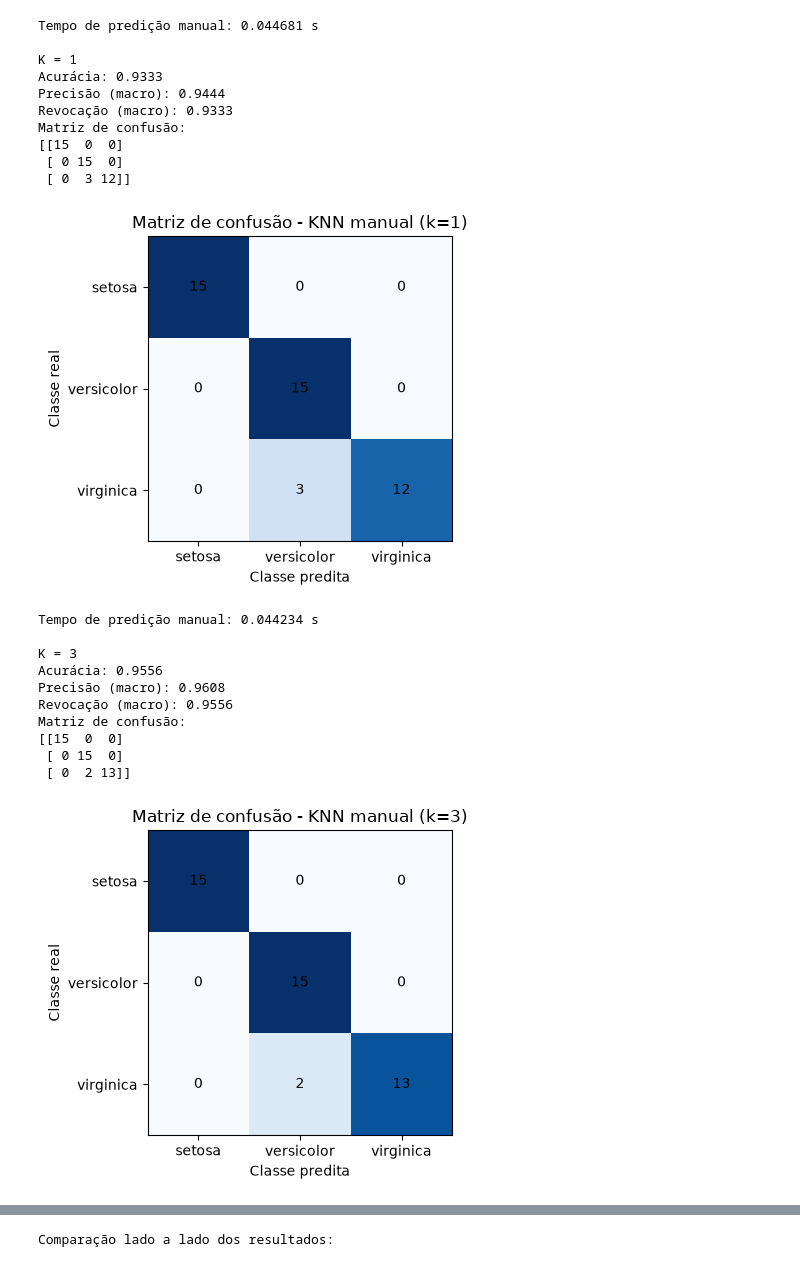
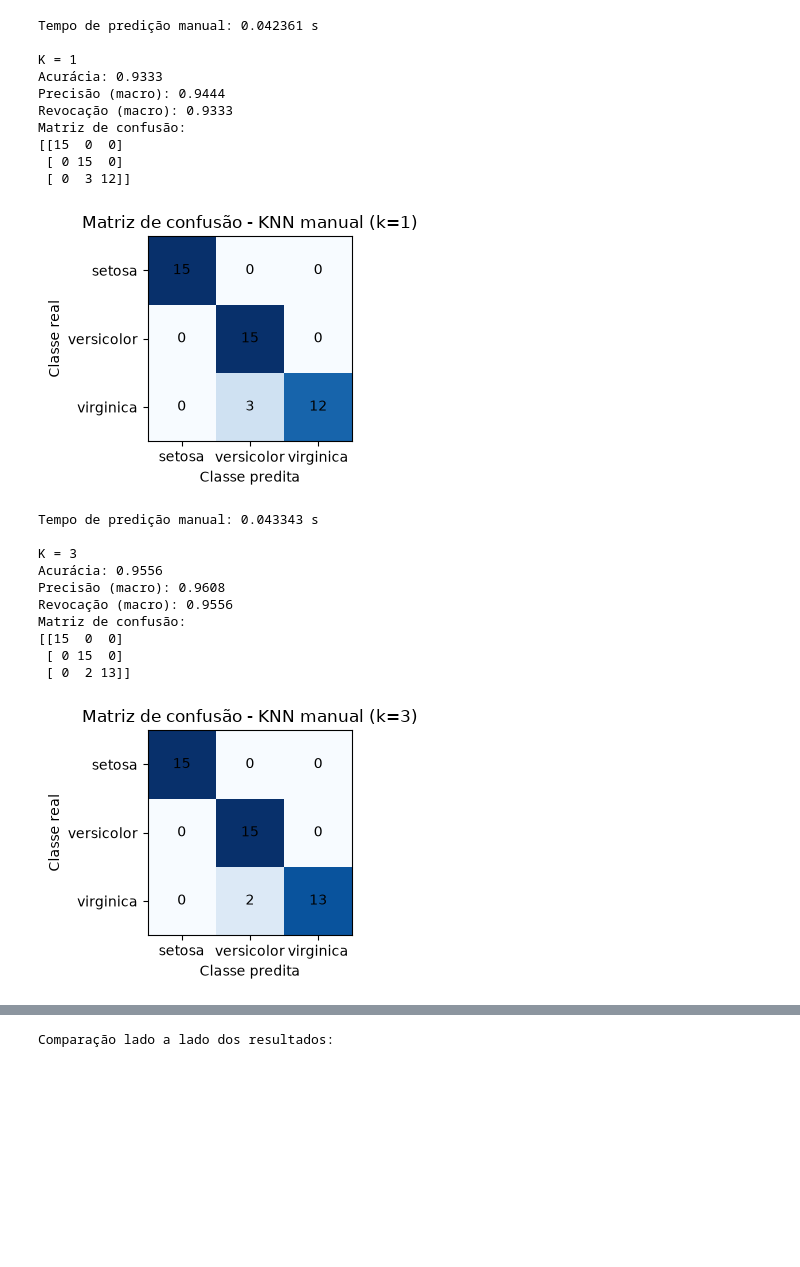
Before and after one commit to joaopbrites/gcc-128_trabalho-pratico-1, a Jupyter notebook: anderson_fernandes-joao_pedro.ipynb, the cells around one changed output, grey strips where cells are left out. Saved outputs shown, nothing was run; the diff lists cells and outputs as text; code cells hidden in the pictures; blank space fills up the shorter version.

```diff
--- a/anderson_fernandes-joao_pedro.ipynb
+++ b/anderson_fernandes-joao_pedro.ipynb
@@ -75,37 +123,37 @@ for k in [1, 3, 5, 7]:
     print(f"\nK = {k}")
     print(f"Acurácia: {accuracy:.4f}")
     print(f"Precisão (macro): {precision:.4f}")
     print(f"Revocação (macro): {recall:.4f}")
     print("Matriz de confusão:")
     print(cm)
 
-    plt.figure(figsize=(5, 4))
+    plt.figure(figsize=(4, 3))
     plt.imshow(cm, cmap='Blues')
     plt.title(f'Matriz de confusão - KNN manual (k={k})')
     plt.xticks([0, 1, 2], iris.target_names)
     plt.yticks([0, 1, 2], iris.target_names)
 
     for i in range(cm.shape[0]):
         for j in range(cm.shape[1]):
             plt.text(j, i, str(cm[i, j]), ha='center', va='center', color='black')
 
     plt.xlabel('Classe predita')
     plt.ylabel('Classe real')
     plt.tight_layout()
     plt.show()
 # %% [output]
-Tempo de predição manual: 0.044681 s
+Tempo de predição manual: 0.042361 s
 
 K = 1
 Acurácia: 0.9333
 Precisão (macro): 0.9444
 Revocação (macro): 0.9333
 Matriz de confusão:
 [[15  0  0]
  [ 0 15  0]
  [ 0  3 12]]
-[figure, old version]
+[figure, new version]
-Tempo de predição manual: 0.044234 s
+Tempo de predição manual: 0.043343 s
 
 K = 3
 Acurácia: 0.9556
@@ -115,4 +163,4 @@ Matriz de confusão:
 [[15  0  0]
  [ 0 15  0]
  [ 0  2 13]]
-[figure, old version]
+[figure, new version]
```
Also changed, not shown: parts of 8 cells of this notebook, 1 other file.
